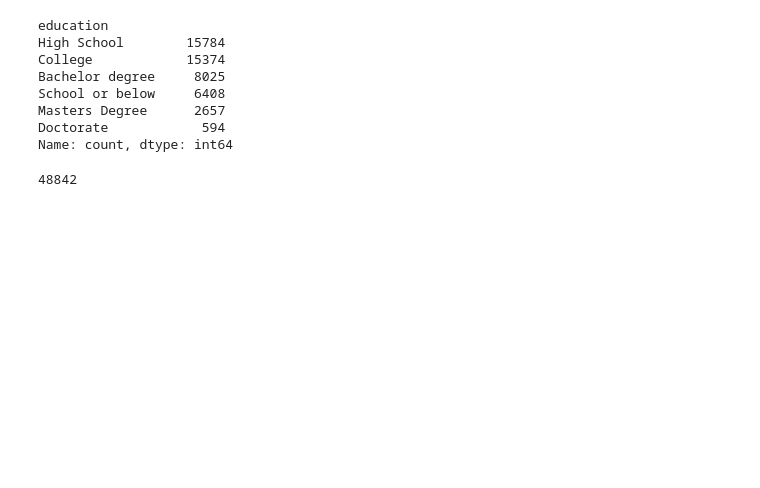
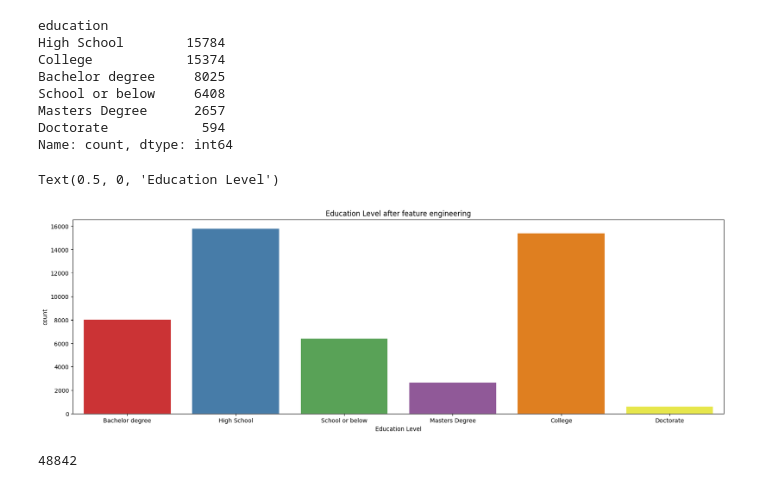
Before and after one commit to Lakshan2023/Machine-Learning-Coursework, a Jupyter notebook: DataCleaningProcess.ipynb, the cells around one changed output. Saved outputs shown, nothing was run; the diff lists cells and outputs as text; code cells hidden in the pictures; blank space fills up the shorter version.

```diff
--- a/DataCleaningProcess.ipynb
+++ b/DataCleaningProcess.ipynb
@@ -481,6 +522,14 @@ School or below     6408
 Masters Degree      2657
 Doctorate            594
 Name: count, dtype: int64
+# %%
+plt.figure(figsize=(20, 6))
+sns.countplot(x=data['education'], palette='Set1')
+plt.title("Education Level after feature engineering")
+plt.xlabel("Education Level")
+# %% [output]
+Text(0.5, 0, 'Education Level')
+[figure, added]
 # %%
 data["education"].value_counts().values.sum()
 # %% [output]
```
Also changed, not shown: parts of 38 cells of this notebook.
